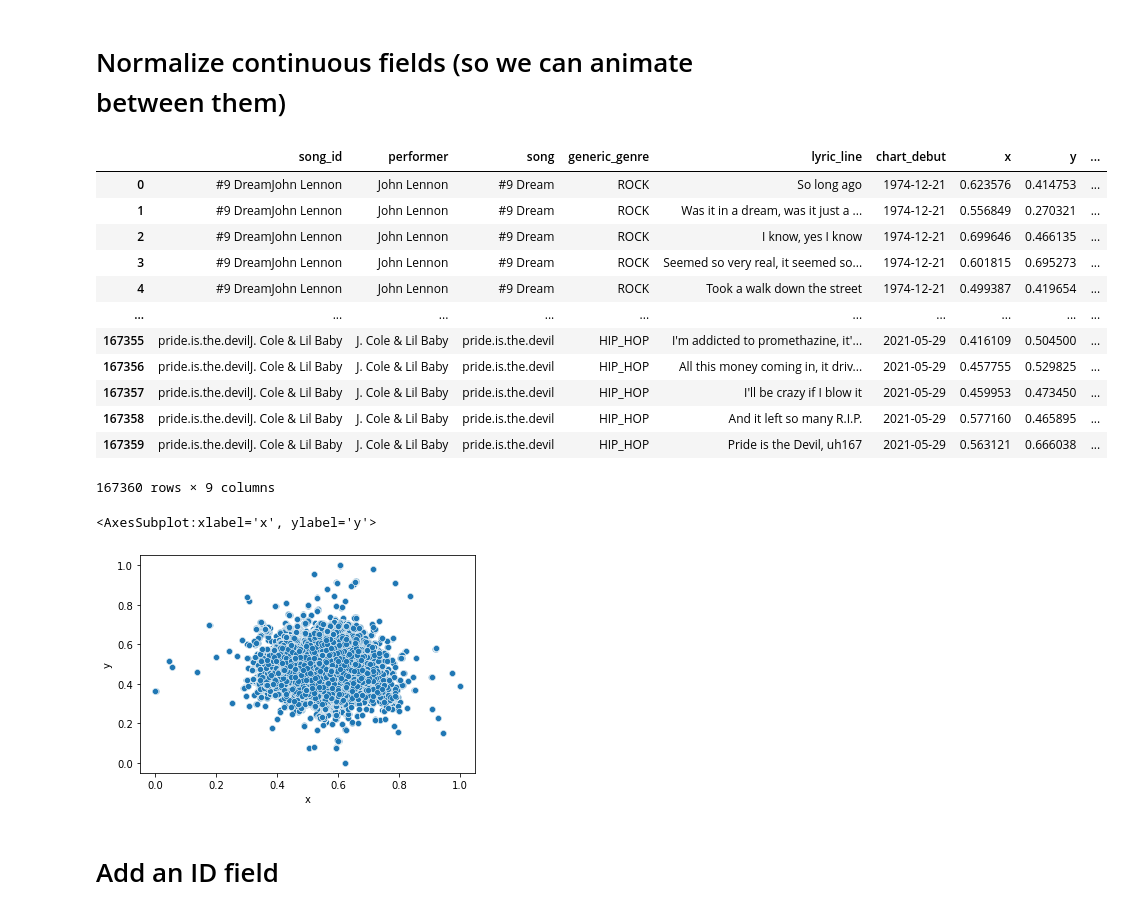
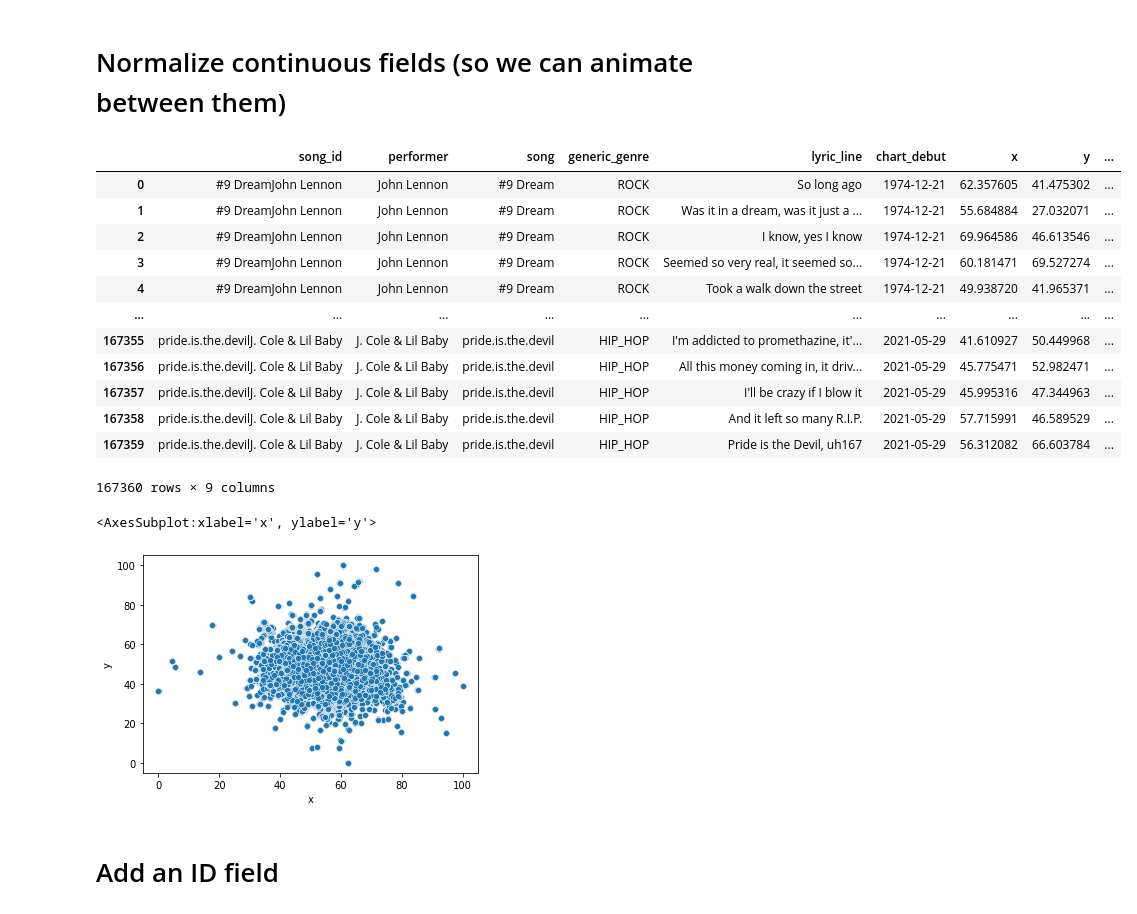
Before and after one commit to davidnmora/billboard-lyric-exploration, a Jupyter notebook: 7. Do dataviz-specific data transformations.ipynb, the cells around one changed output. Cells and saved outputs as stored; diff of their text form; code cells hidden in the pictures.

```diff
--- a/7. Do dataviz-specific data transformations.ipynb
+++ b/7. Do dataviz-specific data transformations.ipynb
@@ -28,37 +28,37 @@ lyrics_df
 # %% [markdown]
 # Normalize continuous fields (so we can animate between them)
 # %%
-def normalize_zero_to_one(s):
-    return (s - s.min()) / (s.max() - s.min())
+def normalize(s, upper_bound=100): # lower bound is 1
+    return upper_bound * ((s - s.min()) / (s.max() - s.min()))
 
 def normalize_x_and_y(data):
     temp = data.copy().dropna()
-    temp['x'] = normalize_zero_to_one(temp.x)
-    temp['y'] = normalize_zero_to_one(temp.y)
+    temp['x'] = normalize(temp.x)
+    temp['y'] = normalize(temp.y)
     NUM_DECIMALS = 6 # aka no rounding
     temp['x'] = temp['x'].round(NUM_DECIMALS)
     temp['y'] = temp['y'].round(NUM_DECIMALS)
     return temp
 # %%
 normalized_df = normalize_x_and_y(lyrics_df)
-normalized_df['chart_debut_date_normalized_0_to_1'] = normalize_zero_to_one(
+normalized_df['chart_debut_date_normalized_0_to_1'] = normalize(
     normalized_df.chart_debut_date_as_a_decimal
 ).round(3)
 normalized_df = normalized_df.drop(columns=['chart_debut_date_as_a_decimal'])
 normalized_df
 # %% [output]
 |  | song_id | performer | song | generic_genre | lyric_line | chart_debut | x | y | ... |
-| 0 | #9 DreamJohn Lennon | John Lennon | #9 Dream | ROCK | So long ago | 1974-12-21 | 0.623576 | 0.414753 | ... |
-| 1 | #9 DreamJohn Lennon | John Lennon | #9 Dream | ROCK | Was it in a dream, was it just a ... | 1974-12-21 | 0.556849 | 0.270321 | ... |
-| 2 | #9 DreamJohn Lennon | John Lennon | #9 Dream | ROCK | I know, yes I know | 1974-12-21 | 0.699646 | 0.466135 | ... |
-| 3 | #9 DreamJohn Lennon | John Lennon | #9 Dream | ROCK | Seemed so very real, it seemed so... | 1974-12-21 | 0.601815 | 0.695273 | ... |
-| 4 | #9 DreamJohn Lennon | John Lennon | #9 Dream | ROCK | Took a walk down the street | 1974-12-21 | 0.499387 | 0.419654 | ... |
+| 0 | #9 DreamJohn Lennon | John Lennon | #9 Dream | ROCK | So long ago | 1974-12-21 | 62.357605 | 41.475302 | ... |
+| 1 | #9 DreamJohn Lennon | John Lennon | #9 Dream | ROCK | Was it in a dream, was it just a ... | 1974-12-21 | 55.684884 | 27.032071 | ... |
+| 2 | #9 DreamJohn Lennon | John Lennon | #9 Dream | ROCK | I know, yes I know | 1974-12-21 | 69.964586 | 46.613546 | ... |
+| 3 | #9 DreamJohn Lennon | John Lennon | #9 Dream | ROCK | Seemed so very real, it seemed so... | 1974-12-21 | 60.181471 | 69.527274 | ... |
+| 4 | #9 DreamJohn Lennon | John Lennon | #9 Dream | ROCK | Took a walk down the street | 1974-12-21 | 49.938720 | 41.965371 | ... |
 | ... | ... | ... | ... | ... | ... | ... | ... | ... | ... |
-| 167355 | pride.is.the.devilJ. Cole & Lil Baby | J. Cole & Lil Baby | pride.is.the.devil | HIP_HOP | I'm addicted to promethazine, it'... | 2021-05-29 | 0.416109 | 0.504500 | ... |
-| 167356 | pride.is.the.devilJ. Cole & Lil Baby | J. Cole & Lil Baby | pride.is.the.devil | HIP_HOP | All this money coming in, it driv... | 2021-05-29 | 0.457755 | 0.529825 | ... |
-| 167357 | pride.is.the.devilJ. Cole & Lil Baby | J. Cole & Lil Baby | pride.is.the.devil | HIP_HOP | I'll be crazy if I blow it | 2021-05-29 | 0.459953 | 0.473450 | ... |
-| 167358 | pride.is.the.devilJ. Cole & Lil Baby | J. Cole & Lil Baby | pride.is.the.devil | HIP_HOP | And it left so many R.I.P. | 2021-05-29 | 0.577160 | 0.465895 | ... |
-| 167359 | pride.is.the.devilJ. Cole & Lil Baby | J. Cole & Lil Baby | pride.is.the.devil | HIP_HOP | Pride is the Devil, uh167 | 2021-05-29 | 0.563121 | 0.666038 | ... |
+| 167355 | pride.is.the.devilJ. Cole & Lil Baby | J. Cole & Lil Baby | pride.is.the.devil | HIP_HOP | I'm addicted to promethazine, it'... | 2021-05-29 | 41.610927 | 50.449968 | ... |
+| 167356 | pride.is.the.devilJ. Cole & Lil Baby | J. Cole & Lil Baby | pride.is.the.devil | HIP_HOP | All this money coming in, it driv... | 2021-05-29 | 45.775471 | 52.982471 | ... |
+| 167357 | pride.is.the.devilJ. Cole & Lil Baby | J. Cole & Lil Baby | pride.is.the.devil | HIP_HOP | I'll be crazy if I blow it | 2021-05-29 | 45.995316 | 47.344963 | ... |
+| 167358 | pride.is.the.devilJ. Cole & Lil Baby | J. Cole & Lil Baby | pride.is.the.devil | HIP_HOP | And it left so many R.I.P. | 2021-05-29 | 57.715991 | 46.589529 | ... |
+| 167359 | pride.is.the.devilJ. Cole & Lil Baby | J. Cole & Lil Baby | pride.is.the.devil | HIP_HOP | Pride is the Devil, uh167 | 2021-05-29 | 56.312082 | 66.603784 | ... |
 167360 rows × 9 columns
 # %%
 sns.scatterplot(
@@ -67,7 +67,7 @@ sns.scatterplot(
 )
 # %% [output]
 <AxesSubplot:xlabel='x', ylabel='y'>
-[figure, old version]
+[figure, new version]
 # %% [markdown]
 # Add an ID field
 # %%
```
Also changed, not shown: parts of 4 cells of this notebook.
